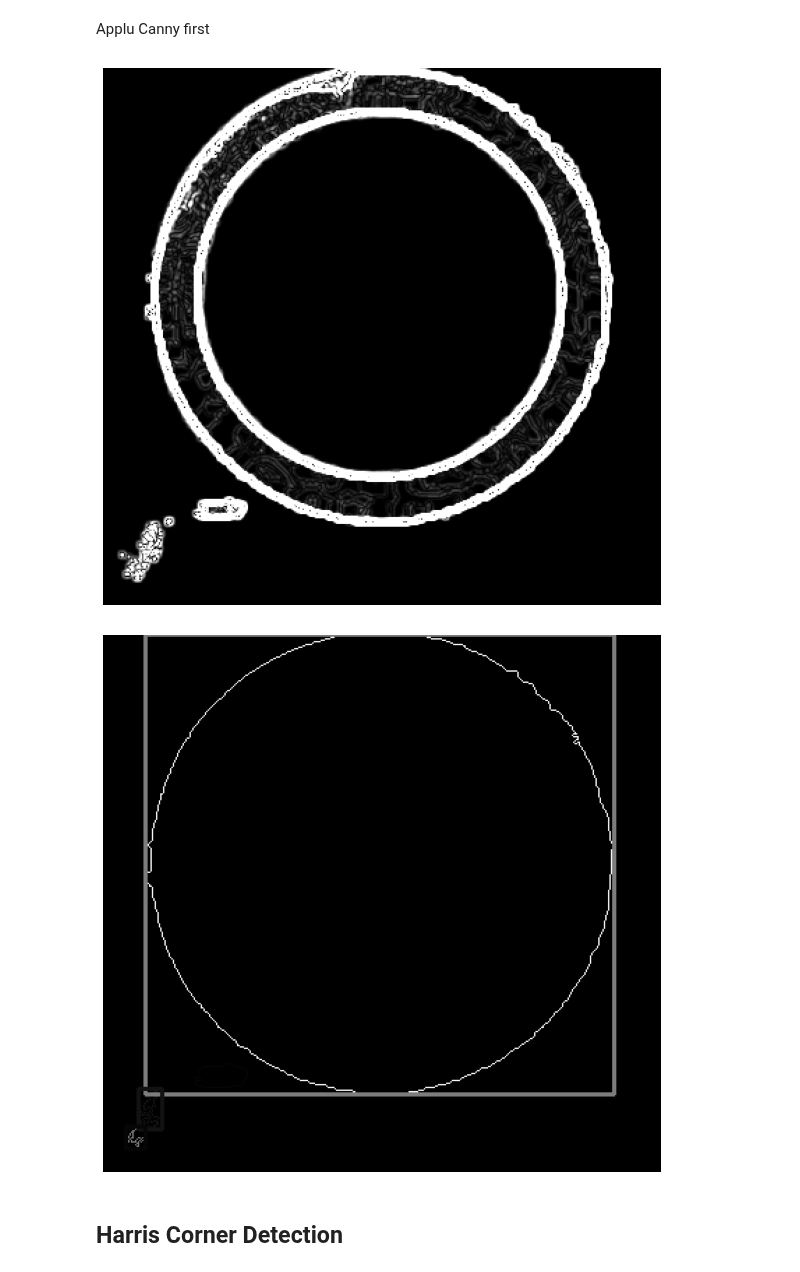
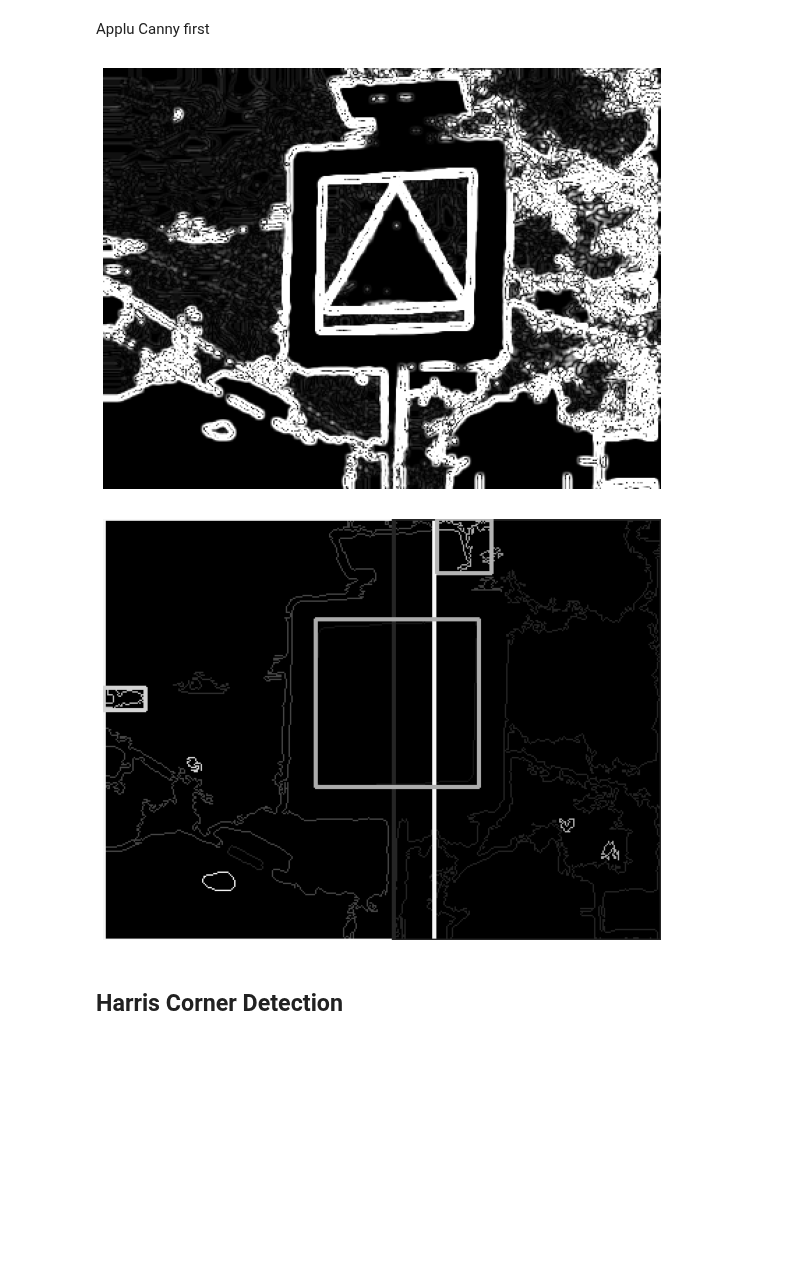
Before and after one commit to joaolucasmartins/VC2022, a Jupyter notebook: notebook.ipynb, the cells around one changed output. Saved outputs shown, nothing was run; the diff lists cells and outputs as text; code cells hidden in the pictures; blank space fills up the shorter version.

```diff
--- a/notebook.ipynb
+++ b/notebook.ipynb
@@ -90,7 +90,7 @@ filterType(["speedlimit"])
 Nesta secção iremos delimitar quais as áreas em que estamos interessados em analisar. Estas regiões correspondem às que contêm os sinais. Para isso iremos usar o colorspace HSV para filtrar as cores de interesse: **azul** e **vermelho**
 # %%
 testImages = {"speedlimit": (7, 19, 20, 70)}
-speedLimitId = filterType(["speedlimit"]).index[0]
+speedLimitId = filterType(["crosswalk"]).index[1]
 speedLimit = importImage(speedLimitId)
 displayImage(speedLimit)
 # %% [output]
@@ -165,14 +165,14 @@ Ainda falta meter um min size nos countours TODO
 # %% [markdown]
 Applu Canny first
 # %%
-img = r.copy()
+img = b.copy()
 #img = cv.blur(img, (5, 5))
 img = cv.GaussianBlur(img, (3, 3), 0)
 img = cv.Laplacian(img, cv.CV_16S, ksize=5)
 img = cv.convertScaleAbs(img)
 displayImage(img)
 # %% [output]
-[figure, old version]
+[figure, new version]
 # %%
 import random as rng
 
@@ -225,7 +225,7 @@ for i in range(len(rects)):
 
 displayImage(drawing)
 # %% [output]
-[figure, old version]
+[figure, new version]
 # %% [markdown]
 ## Harris Corner Detection
 # %%
```
Also changed, not shown: parts of 9 cells of this notebook.
